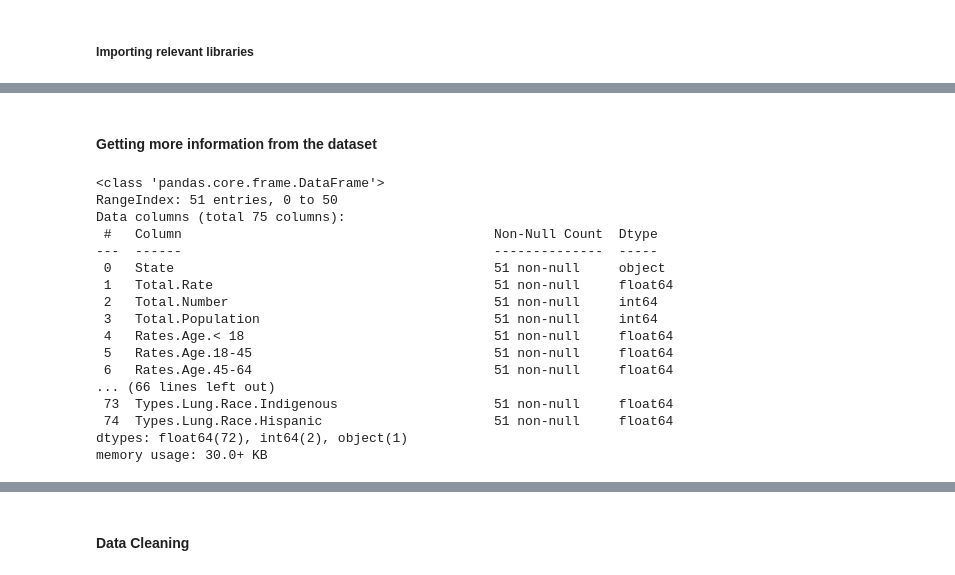
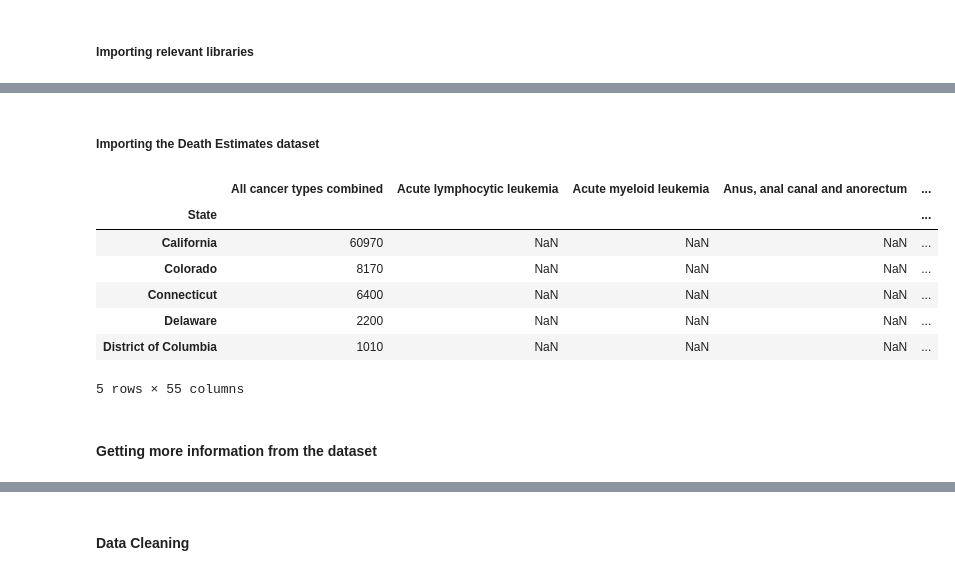
Before and after one commit to nderitu-ndegwa/DSFT14_Grp2_Wk5, a Jupyter notebook: python_notebook.ipynb, the cells around one changed output, grey strips where cells are left out. Saved outputs shown, nothing was run; the diff lists cells and outputs as text; code cells hidden in the pictures.

```diff
--- a/python_notebook.ipynb
+++ b/python_notebook.ipynb
@@ -35,22 +50,21 @@ df.head(10)
+# %% [markdown]
+##### Importing the Death Estimates dataset
+# %%
+
+death_estimates_df = pd.read_excel("DeathEstimates.xlsx", sheet_name =1,header = 6,index_col = 'State')
+death_estimates_df.drop(death_estimates_df.index[:5],inplace=True)
+
+# Displaying the first five records
+
+death_estimates_df.head(5)
+# %% [output]
+|  | All cancer types combined | Acute lymphocytic leukemia | Acute myeloid leukemia | Anus, anal canal and anorectum | ... |
+| State |  |  |  |  | ... |
+| California | 60970 | NaN | NaN | NaN | ... |
+| Colorado | 8170 | NaN | NaN | NaN | ... |
+| Connecticut | 6400 | NaN | NaN | NaN | ... |
+| Delaware | 2200 | NaN | NaN | NaN | ... |
+| District of Columbia | 1010 | NaN | NaN | NaN | ... |
+5 rows × 55 columns
 # %% [markdown]
 #### Getting more information from the dataset
-# %%
-df.info()
-# %% [output]
-<class 'pandas.core.frame.DataFrame'>
-RangeIndex: 51 entries, 0 to 50
-Data columns (total 75 columns):
- #   Column                                        Non-Null Count  Dtype
----  ------                                        --------------  -----
- 0   State                                         51 non-null     object
- 1   Total.Rate                                    51 non-null     float64
- 2   Total.Number                                  51 non-null     int64
- 3   Total.Population                              51 non-null     int64
- 4   Rates.Age.< 18                                51 non-null     float64
- 5   Rates.Age.18-45                               51 non-null     float64
- 6   Rates.Age.45-64                               51 non-null     float64
-... (66 lines left out)
- 73  Types.Lung.Race.Indigenous                    51 non-null     float64
- 74  Types.Lung.Race.Hispanic                      51 non-null     float64
-dtypes: float64(72), int64(2), object(1)
-memory usage: 30.0+ KB
```
Also changed, not shown: parts of 26 cells of this notebook, 3 other files.
